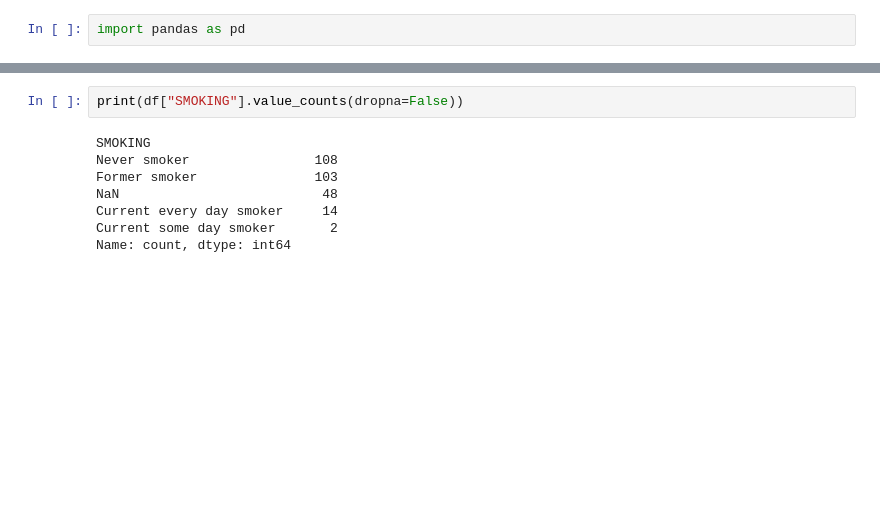
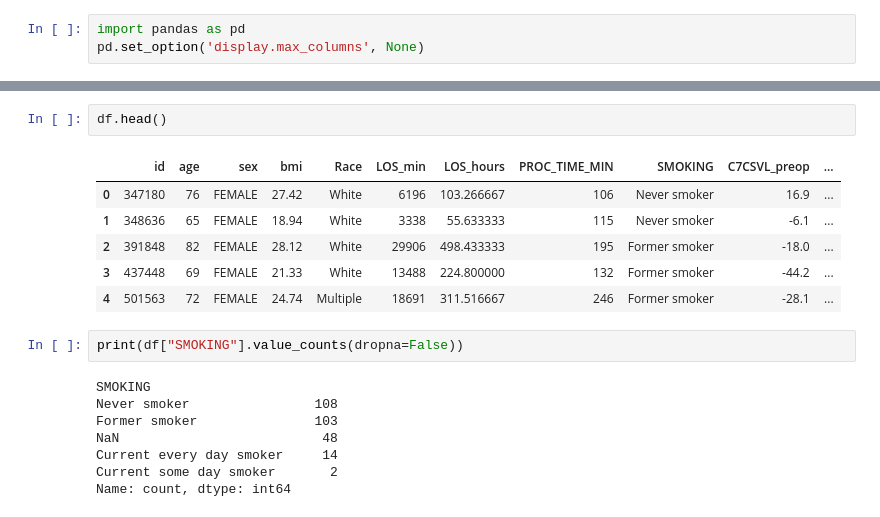
Before and after one commit to 124578-UW/Data-Science-Capstone, a Jupyter notebook: notebooks/00_data_cleaning.ipynb, the cells around one changed output, grey strips where cells are left out. Cells and saved outputs as stored; diff of their text form; blank space fills up the shorter version.

```diff
--- a/notebooks/00_data_cleaning.ipynb
+++ b/notebooks/00_data_cleaning.ipynb
@@ -1,5 +1,6 @@
 # %%
 import pandas as pd
+pd.set_option('display.max_columns', None)
 # %%
 def read_data(data_path):
     "load patient surgical data"
@@ -77,3 +72,12 @@ memory usage: 227.9 KB
+# %%
+df.head()
+# %% [output]
+|  | id | age | sex | bmi | Race | LOS_min | LOS_hours | PROC_TIME_MIN | SMOKING | C7CSVL_preop | ... |
+| 0 | 347180 | 76 | FEMALE | 27.42 | White | 6196 | 103.266667 | 106 | Never smoker | 16.9 | ... |
+| 1 | 348636 | 65 | FEMALE | 18.94 | White | 3338 | 55.633333 | 115 | Never smoker | -6.1 | ... |
+| 2 | 391848 | 82 | FEMALE | 28.12 | White | 29906 | 498.433333 | 195 | Former smoker | -18.0 | ... |
+| 3 | 437448 | 69 | FEMALE | 21.33 | White | 13488 | 224.800000 | 132 | Former smoker | -44.2 | ... |
+| 4 | 501563 | 72 | FEMALE | 24.74 | Multiple | 18691 | 311.516667 | 246 | Former smoker | -28.1 | ... |
 # %%
 print(df["SMOKING"].value_counts(dropna=False))
 # %% [output]
```
Also changed, not shown: parts of 2 cells of this notebook, 6 other files.
